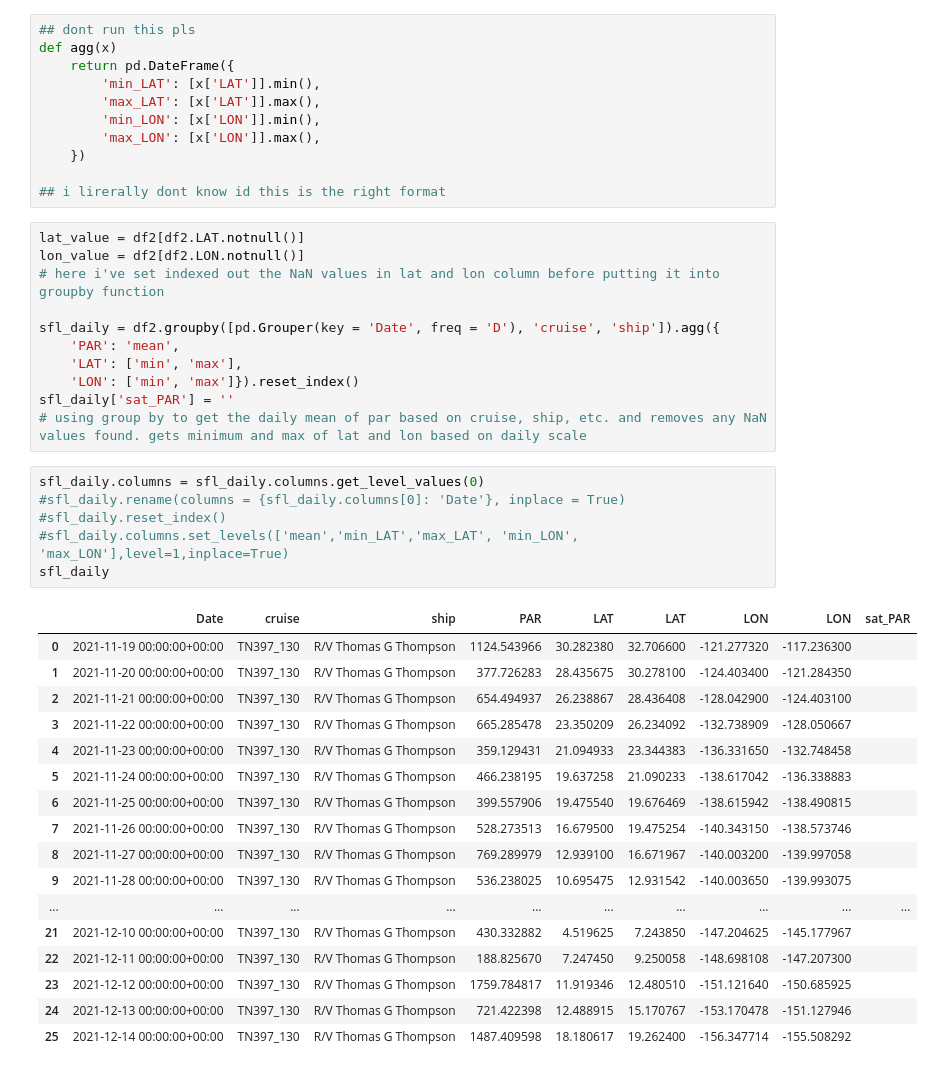
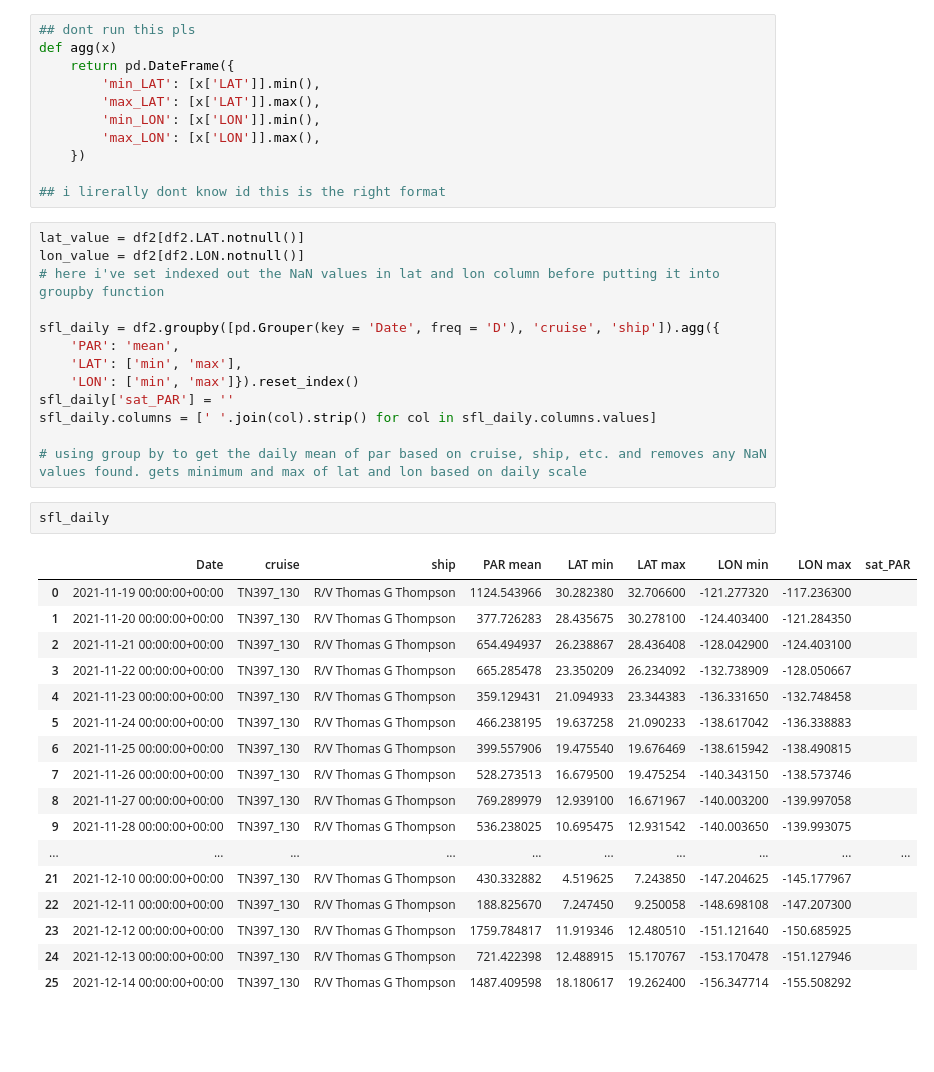
Before and after one commit to kpc02/SACNAS-2023-project, a Jupyter notebook: PAR_calib_python.ipynb, the cells around one changed output. Drawn from its saved outputs; the diff is of its cells as text; blank space fills up the shorter version.

```diff
--- a/PAR_calib_python.ipynb
+++ b/PAR_calib_python.ipynb
@@ -159,15 +159,13 @@ sfl_daily = df2.groupby([pd.Grouper(key = 'Date', freq = 'D'), 'cruise', 'ship']
     'LAT': ['min', 'max'],
     'LON': ['min', 'max']}).reset_index()
 sfl_daily['sat_PAR'] = ''
+sfl_daily.columns = [' '.join(col).strip() for col in sfl_daily.columns.values]
+
 # using group by to get the daily mean of par based on cruise, ship, etc. and removes any NaN values found. gets minimum and max of lat and lon based on daily scale
 # %%
-sfl_daily.columns = sfl_daily.columns.get_level_values(0)
-#sfl_daily.rename(columns = {sfl_daily.columns[0]: 'Date'}, inplace = True)
-#sfl_daily.reset_index()
-#sfl_daily.columns.set_levels(['mean','min_LAT','max_LAT', 'min_LON', 'max_LON'],level=1,inplace=True)
 sfl_daily
 # %% [output]
-|  | Date | cruise | ship | PAR | LAT | LAT | LON | LON | sat_PAR |
+|  | Date | cruise | ship | PAR mean | LAT min | LAT max | LON min | LON max | sat_PAR |
 | 0 | 2021-11-19 00:00:00+00:00 | TN397_130 | R/V Thomas G Thompson | 1124.543966 | 30.282380 | 32.706600 | -121.277320 | -117.236300 |  |
 | 1 | 2021-11-20 00:00:00+00:00 | TN397_130 | R/V Thomas G Thompson | 377.726283 | 28.435675 | 30.278100 | -124.403400 | -121.284350 |  |
 | 2 | 2021-11-21 00:00:00+00:00 | TN397_130 | R/V Thomas G Thompson | 654.494937 | 26.238867 | 28.436408 | -128.042900 | -124.403100 |  |
```
Also changed, not shown: parts of 4 cells of this notebook, 1 other file.
